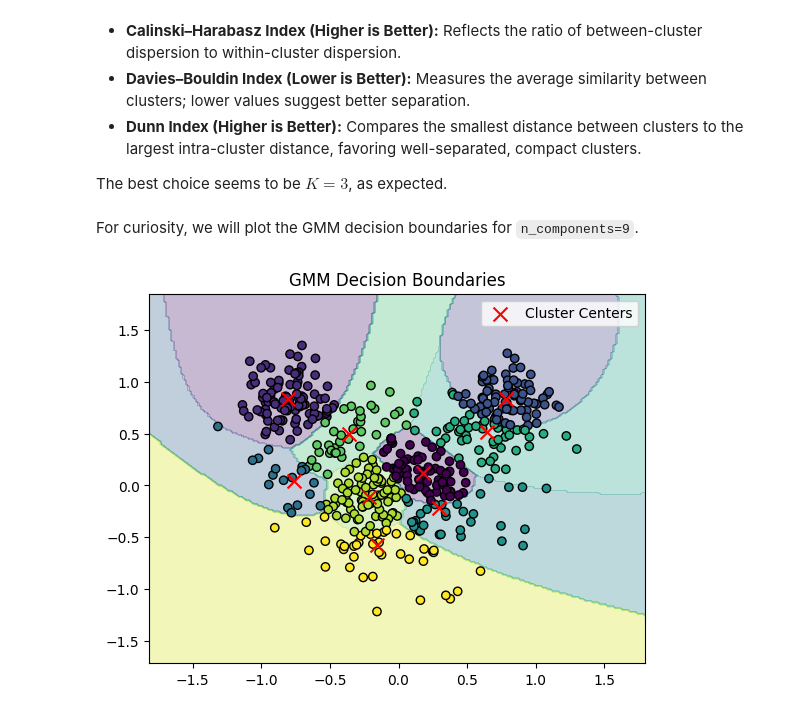
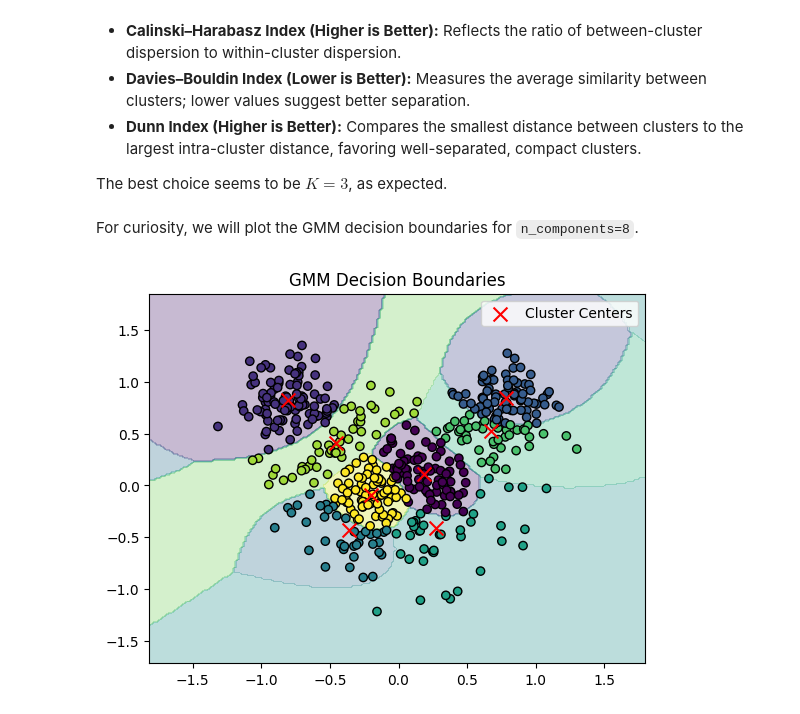
Before and after one commit to dg7s/Machine-Learning, a Jupyter notebook: hw/EM_Clustering_in_2D.ipynb, the cells around one changed output. Drawn from its saved outputs; the diff is of its cells as text; code cells hidden in the pictures.

```diff
--- a/hw/EM_Clustering_in_2D.ipynb
+++ b/hw/EM_Clustering_in_2D.ipynb
@@ -157,21 +157,21 @@ We can choose the best $K$ by fitting the clustering algorithm for a range of $K
 
 The best choice seems to be $K=3$, as expected.
 # %% [markdown]
-For curiosity, we will plot the GMM decision boundaries for `n_components=9`.
+For curiosity, we will plot the GMM decision boundaries for `n_components=8`.
 # %%
-gmm = GaussianMixture(n_components=9, covariance_type='full', random_state=42)
+gmm = GaussianMixture(n_components=8, covariance_type='full', random_state=42)
 gmm.fit(data_X)
 
 # Cluster assignments
 Z = gmm.predict(np.c_[xx.ravel(), yy.ravel()])
 Z = Z.reshape(xx.shape)
 
 # Plot
 plt.contourf(xx, yy, Z, alpha=0.3, cmap='viridis')
 plt.scatter(data_X[:, 0], data_X[:, 1], c=gmm.predict(data_X), cmap='viridis', edgecolors='k')
 plt.scatter(gmm.means_[:, 0], gmm.means_[:, 1], c='red', marker='x', s=100, label='Cluster Centers')
 plt.legend()
 plt.title("GMM Decision Boundaries")
 plt.show()
 # %% [output]
-[figure, old version]
+[figure, new version]
```
